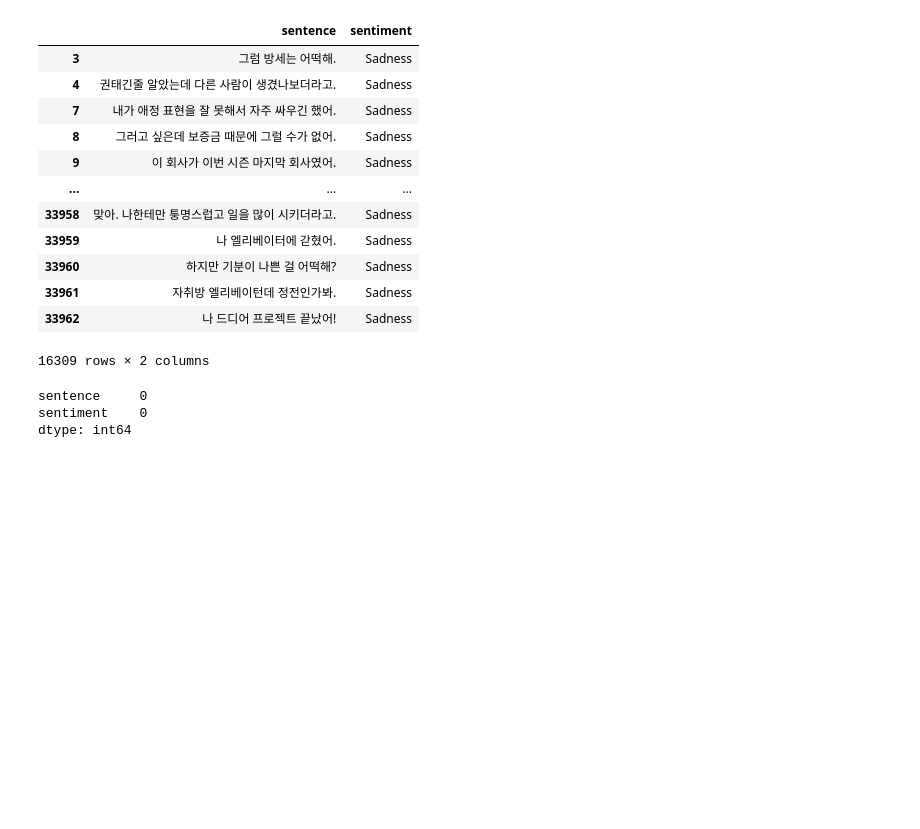
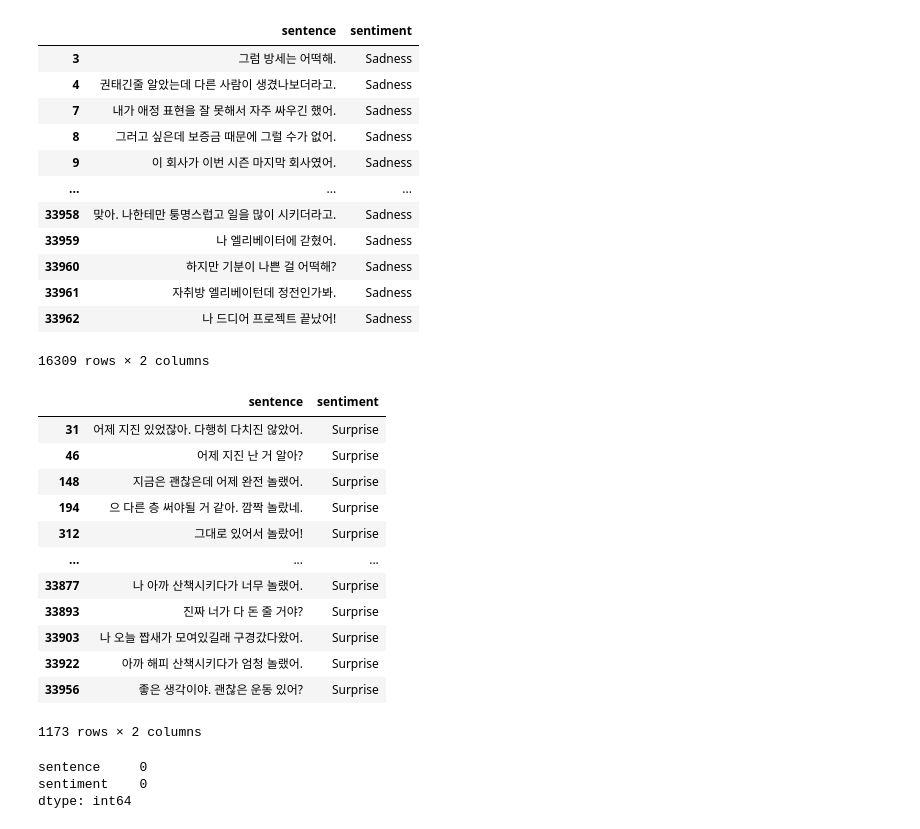
Before and after one commit to DDalaDDula/NIFoS, a Jupyter notebook: Sentiment_analysis/preprocessing.ipynb, the cells around one changed output. Cells and saved outputs as stored; diff of their text form; code cells hidden in the pictures; blank space fills up the shorter version.

```diff
--- a/Sentiment_analysis/preprocessing.ipynb
+++ b/Sentiment_analysis/preprocessing.ipynb
@@ -175,6 +177,22 @@ result2[result2['sentiment'] == 'Sadness']
 | 33961 | 자취방 엘리베이턴데 정전인가봐. | Sadness |
 | 33962 | 나 드디어 프로젝트 끝났어! | Sadness |
 16309 rows × 2 columns
+# %%
+result2[result2['sentiment'] == 'Surprise']
+# %% [output]
+|  | sentence | sentiment |
+| 31 | 어제 지진 있었잖아. 다행히 다치진 않았어. | Surprise |
+| 46 | 어제 지진 난 거 알아? | Surprise |
+| 148 | 지금은 괜찮은데 어제 완전 놀랬어. | Surprise |
+| 194 | 으 다른 층 써야될 거 같아. 깜짝 놀랐네. | Surprise |
+| 312 | 그대로 있어서 놀랐어! | Surprise |
+| ... | ... | ... |
+| 33877 | 나 아까 산책시키다가 너무 놀랬어. | Surprise |
+| 33893 | 진짜 너가 다 돈 줄 거야? | Surprise |
+| 33903 | 나 오늘 짭새가 모여있길래 구경갔다왔어. | Surprise |
+| 33922 | 아까 해피 산책시키다가 엄청 놀랬어. | Surprise |
+| 33956 | 좋은 생각이야. 괜찮은 운동 있어? | Surprise |
+1173 rows × 2 columns
 # %%
 result2.isnull().sum()
 # %% [output]
```
Also changed, not shown: parts of 1 cell of this notebook, 2 other files.
